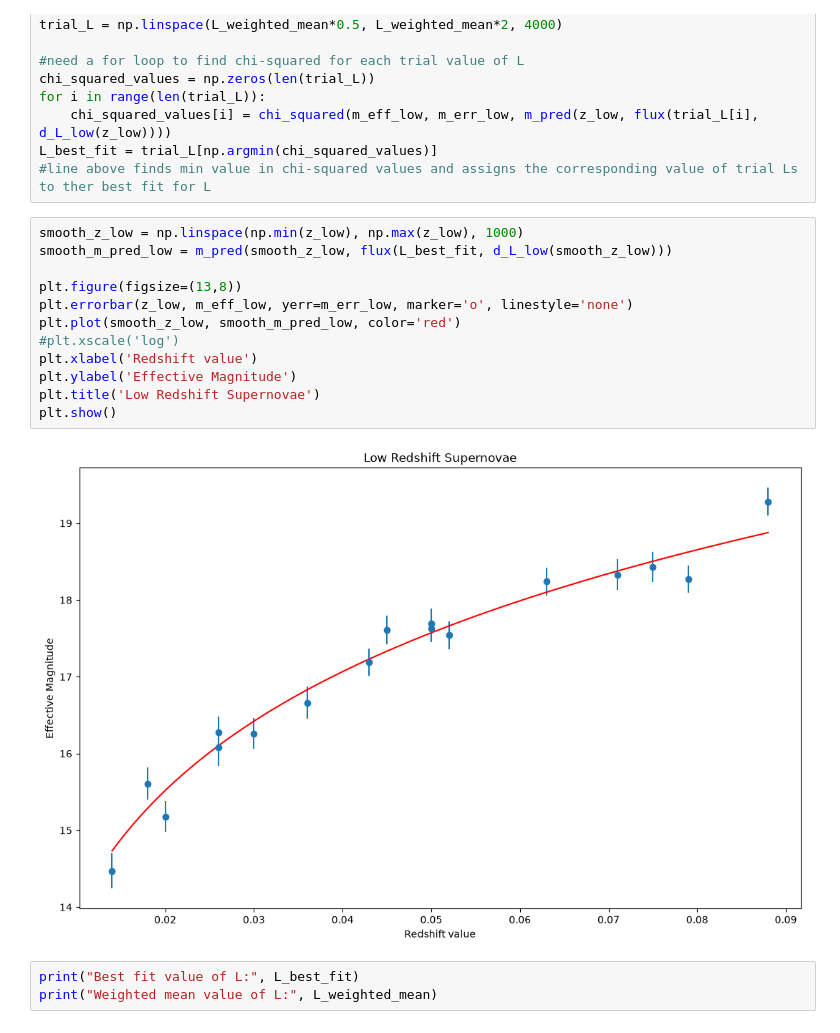
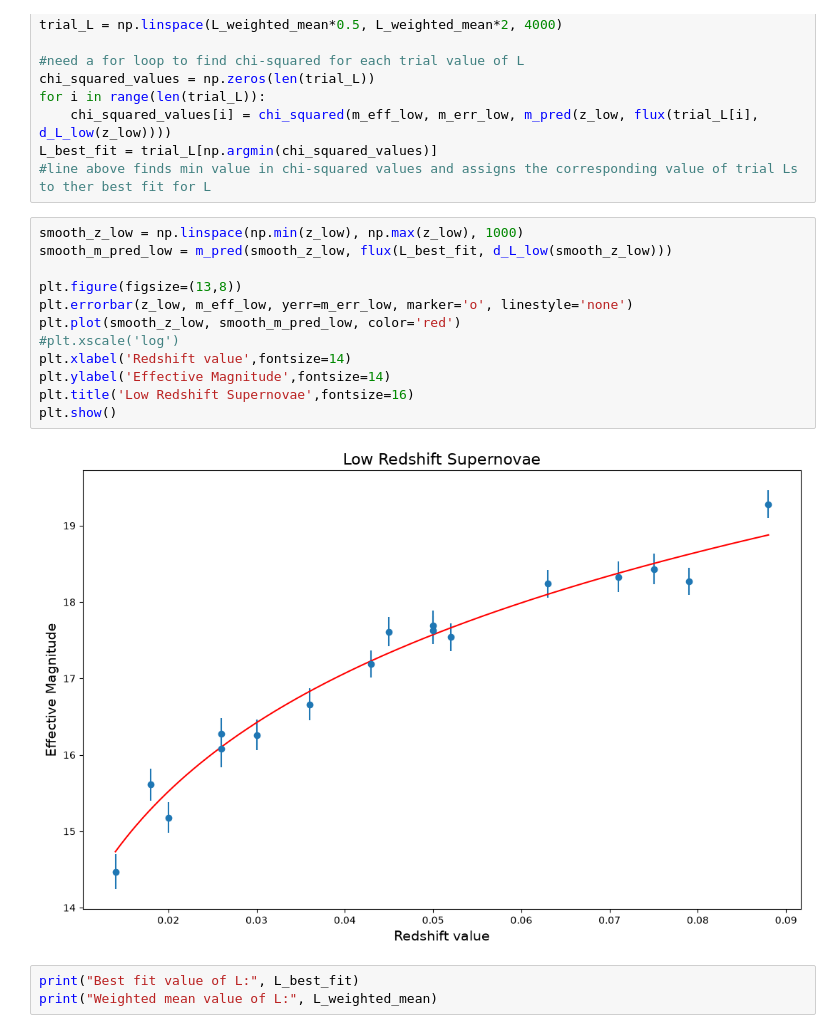
Before and after one commit to caitlin286/Supernova-Cosmology-Computing-Project, a Jupyter notebook: milestone.ipynb, the cells around one changed output. Cells and saved outputs as stored; diff of their text form.

```diff
--- a/milestone.ipynb
+++ b/milestone.ipynb
@@ -61,17 +61,17 @@ L_best_fit = trial_L[np.argmin(chi_squared_values)]
 # %%
 smooth_z_low = np.linspace(np.min(z_low), np.max(z_low), 1000)
 smooth_m_pred_low = m_pred(smooth_z_low, flux(L_best_fit, d_L_low(smooth_z_low)))
 
 plt.figure(figsize=(13,8))
 plt.errorbar(z_low, m_eff_low, yerr=m_err_low, marker='o', linestyle='none')
 plt.plot(smooth_z_low, smooth_m_pred_low, color='red')
 #plt.xscale('log')
-plt.xlabel('Redshift value')
-plt.ylabel('Effective Magnitude')
-plt.title('Low Redshift Supernovae')
+plt.xlabel('Redshift value',fontsize=14)
+plt.ylabel('Effective Magnitude',fontsize=14)
+plt.title('Low Redshift Supernovae',fontsize=16)
 plt.show()
 # %% [output]
-[figure, old version]
+[figure, new version]
 # %%
 print("Best fit value of L:", L_best_fit)
 print("Weighted mean value of L:", L_weighted_mean)
```
Also changed, not shown: parts of 1 cell of this notebook.
